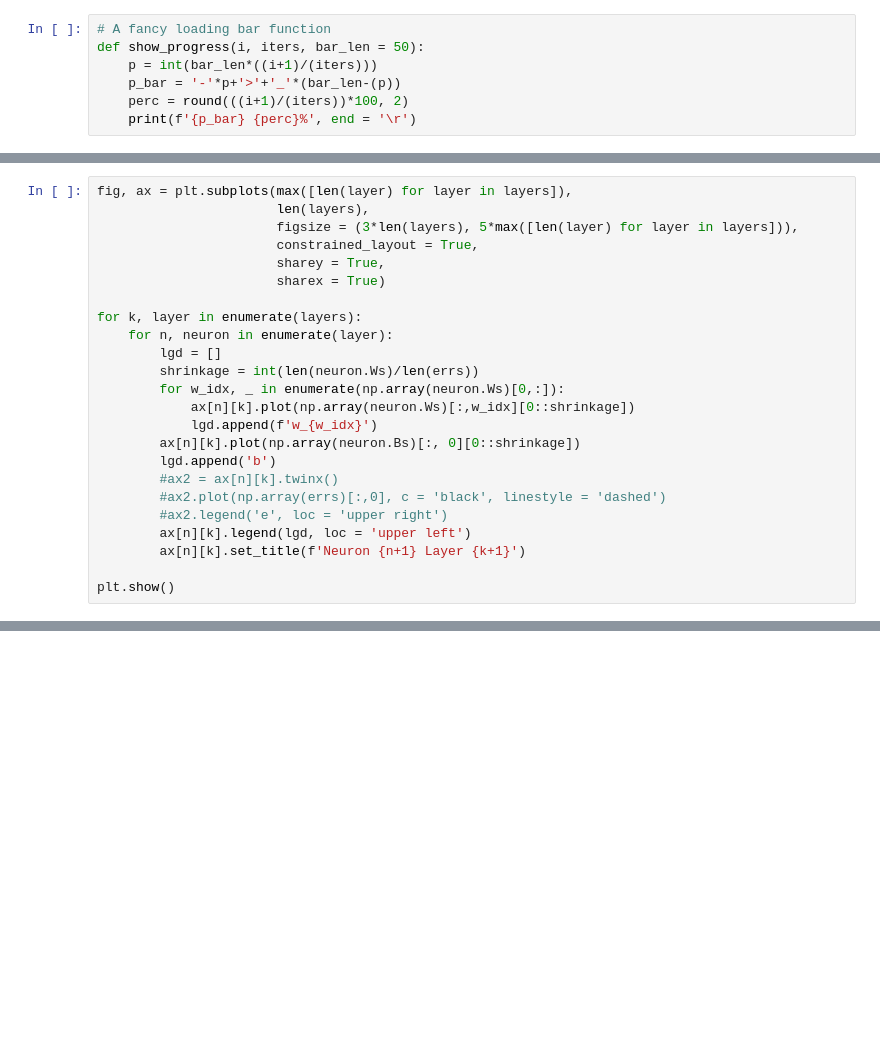
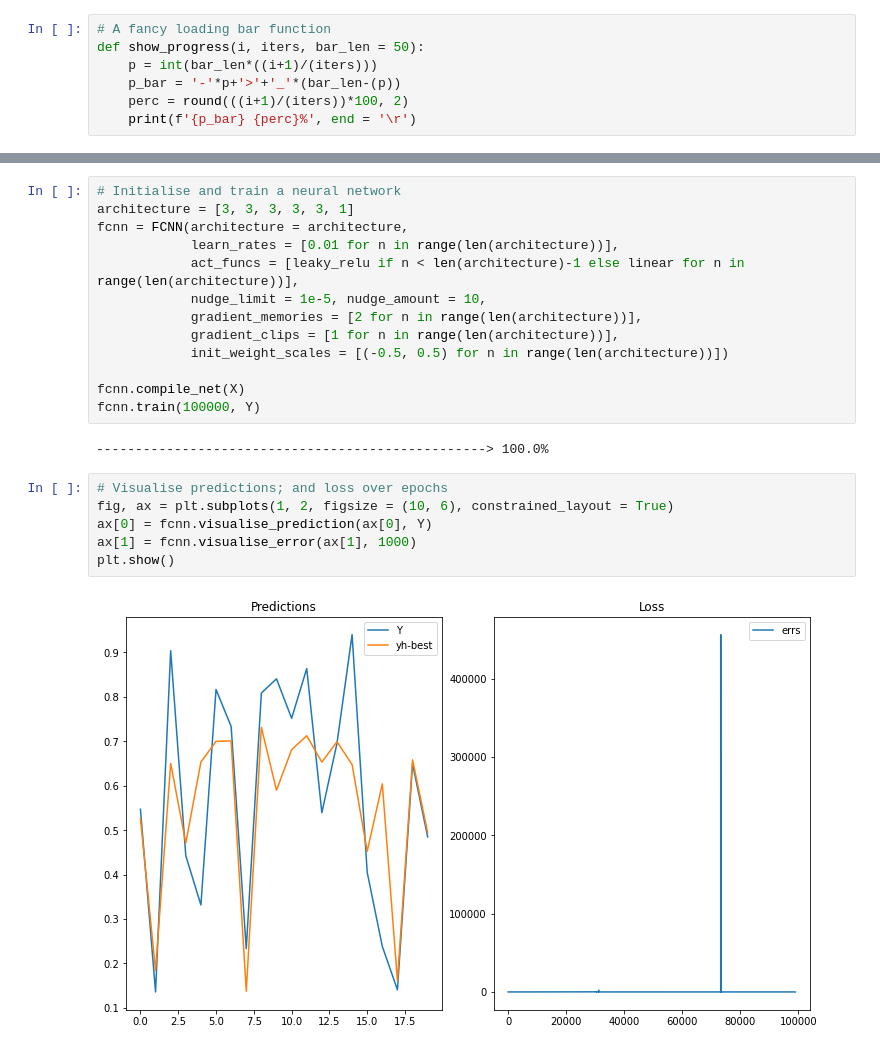
Before and after one commit to jajohu/Custom-Neural-Network, a Jupyter notebook: Development.ipynb, the cells around one changed output, grey strips where cells are left out. Cells and saved outputs as stored; diff of their text form; blank space fills up the shorter version.

Commit message:
Update Development.ipynb
Created a fully connected neural network object to generate, train and visualise neural networks. Still need to add a prediction functionality.

```diff
--- a/Development.ipynb
+++ b/Development.ipynb
@@ -214,24 +123,0 @@ plt.show()
-# %%
-fig, ax = plt.subplots(max([len(layer) for layer in layers]),
-                       len(layers),
-                       figsize = (3*len(layers), 5*max([len(layer) for layer in layers])),
-                       constrained_layout = True,
-                       sharey = True,
-                       sharex = True)
-
-for k, layer in enumerate(layers):
-    for n, neuron in enumerate(layer):
-        lgd = []
-        shrinkage = int(len(neuron.Ws)/len(errs))
-        for w_idx, _ in enumerate(np.array(neuron.Ws)[0,:]):
-            ax[n][k].plot(np.array(neuron.Ws)[:,w_idx][0::shrinkage])
-            lgd.append(f'w_{w_idx}')
-        ax[n][k].plot(np.array(neuron.Bs)[:, 0][0::shrinkage])
-        lgd.append('b')
-        #ax2 = ax[n][k].twinx()
-        #ax2.plot(np.array(errs)[:,0], c = 'black', linestyle = 'dashed')
-        #ax2.legend('e', loc = 'upper right')
-        ax[n][k].legend(lgd, loc = 'upper left')
-        ax[n][k].set_title(f'Neuron {n+1} Layer {k+1}')
-
-plt.show()
@@ -263,0 +270,23 @@ layers[0][0].Ws[-100:]
+# %%
+# Initialise and train a neural network
+architecture = [3, 3, 3, 3, 3, 1]
+fcnn = FCNN(architecture = architecture,
+            learn_rates = [0.01 for n in range(len(architecture))],
+            act_funcs = [leaky_relu if n < len(architecture)-1 else linear for n in range(len(architecture))],
+            nudge_limit = 1e-5, nudge_amount = 10,
+            gradient_memories = [2 for n in range(len(architecture))],
+            gradient_clips = [1 for n in range(len(architecture))],
+            init_weight_scales = [(-0.5, 0.5) for n in range(len(architecture))])
+
+fcnn.compile_net(X)
+fcnn.train(100000, Y)
+# %% [output]
+--------------------------------------------------> 100.0%
+# %%
+# Visualise predictions; and loss over epochs
+fig, ax = plt.subplots(1, 2, figsize = (10, 6), constrained_layout = True)
+ax[0] = fcnn.visualise_prediction(ax[0], Y)
+ax[1] = fcnn.visualise_error(ax[1], 1000)
+plt.show()
+# %% [output]
+[figure, added]
```
Also changed, not shown: parts of 9 cells of this notebook.
